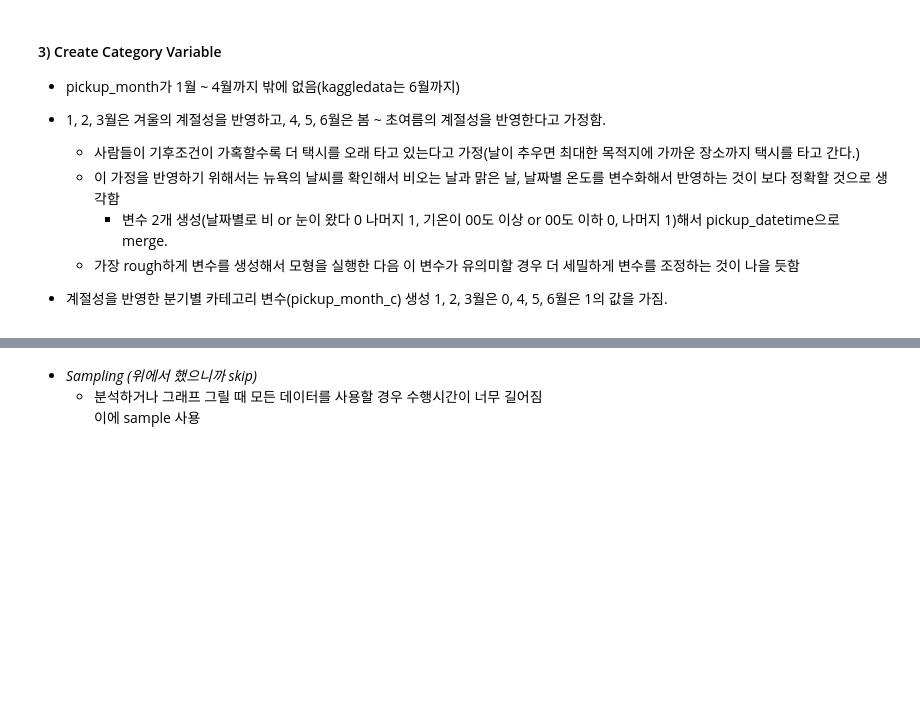
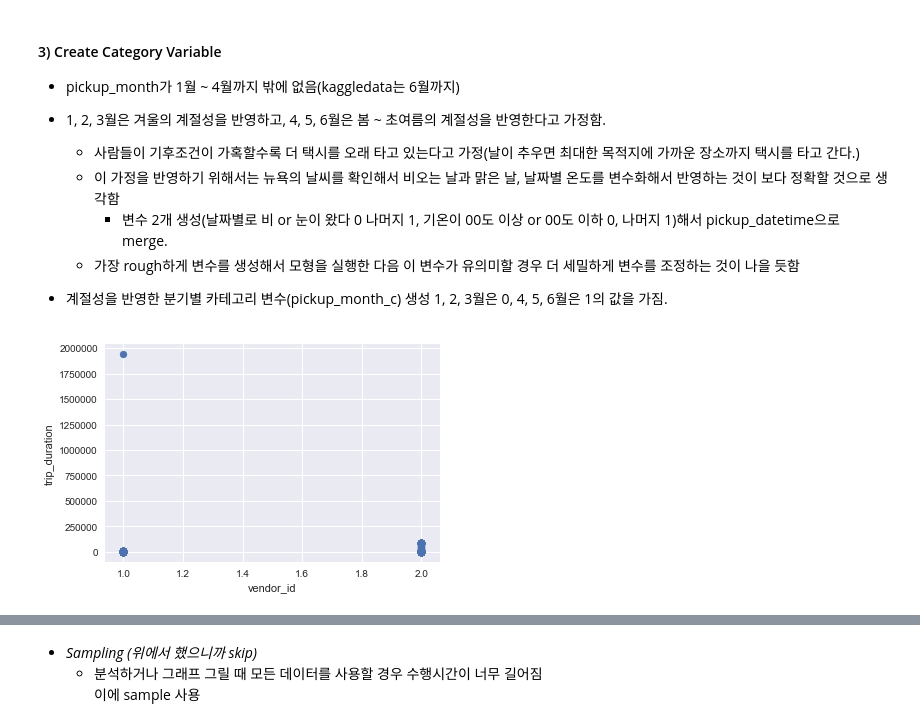
Before and after one commit to GIMINSU/nyc_taxi, a Jupyter notebook: nyc_taxi.ipynb, the cells around one changed output, grey strips where cells are left out. Saved outputs shown, nothing was run; the diff lists cells and outputs as text; code cells hidden in the pictures; blank space fills up the shorter version.

```diff
--- a/nyc_taxi.ipynb
+++ b/nyc_taxi.ipynb
@@ -152,0 +188,7 @@ df.trip_c = df.trip_c.astype('category') # trip_c type category
+# %%
+plt.scatter(df.vendor_id, df.trip_duration)
+plt.xlabel("vendor_id")
+plt.ylabel("trip_duration")
+plt.show()
+# %% [output]
+[figure, added]
```
Also changed, not shown: parts of 96 cells of this notebook.
